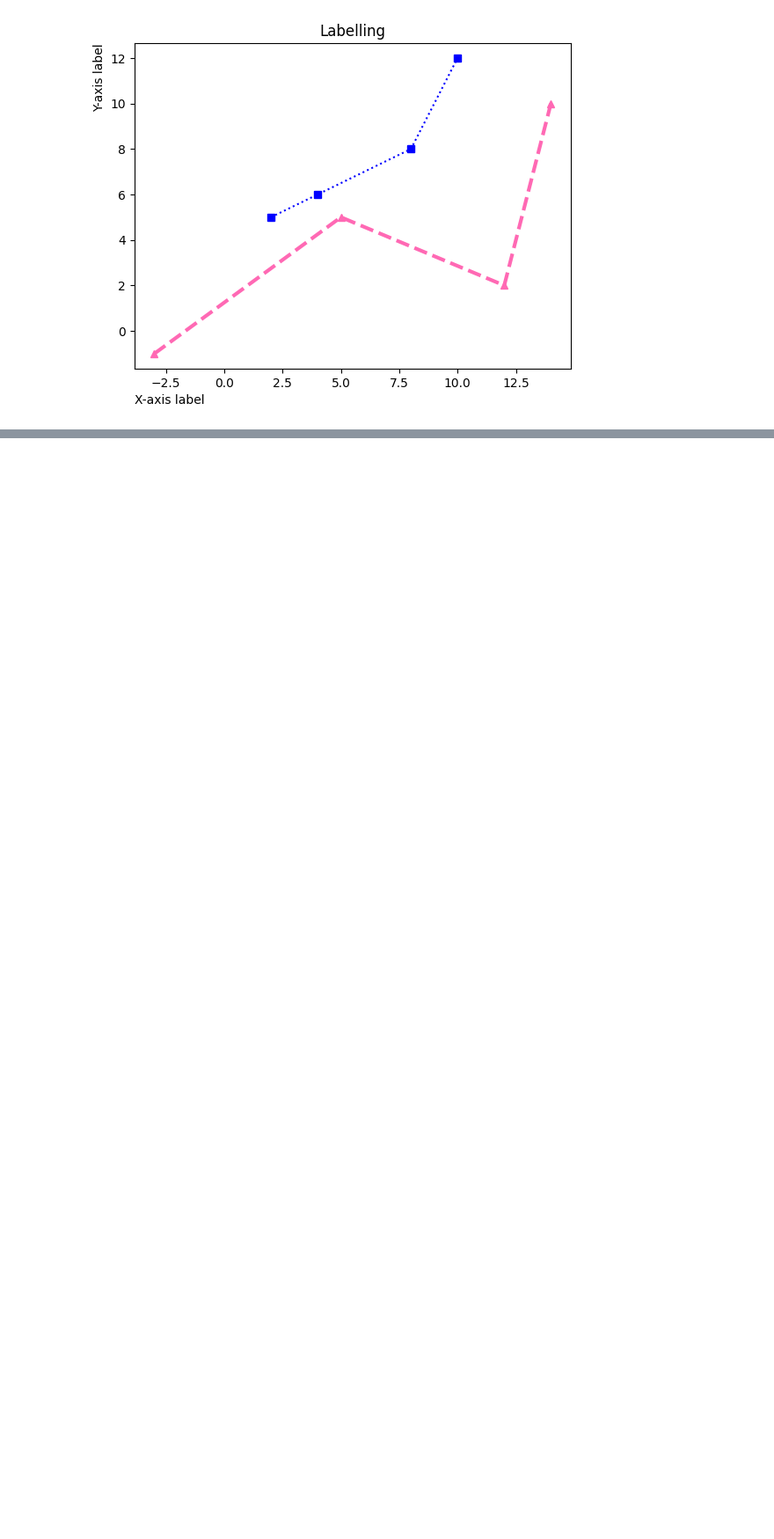
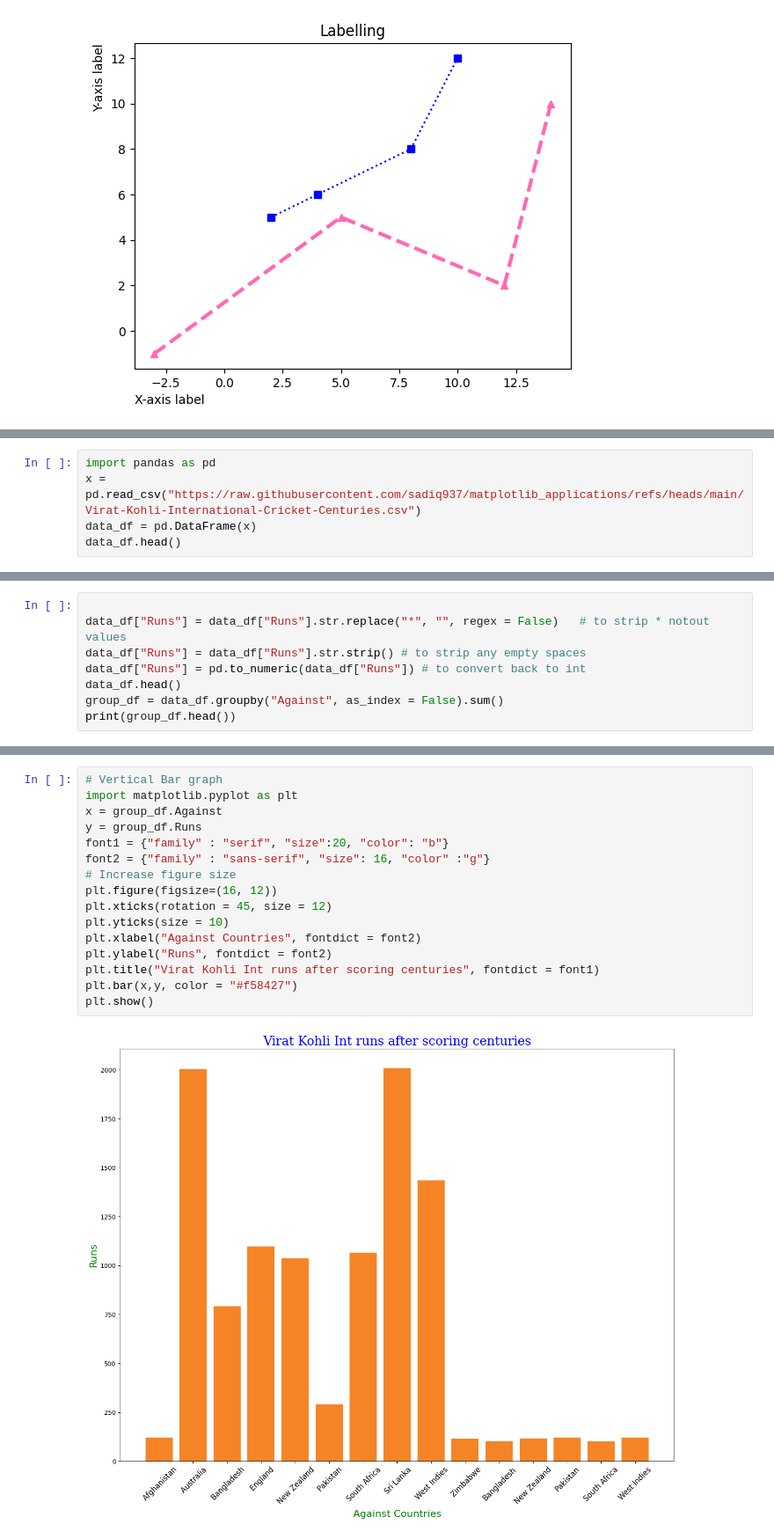
Before and after one commit to sadiq937/matplotlib_applications, a Jupyter notebook: Introduction.ipynb, the cells around one changed output, grey strips where cells are left out. Shown at 88% size. Drawn from its saved outputs; the diff is of its cells as text; blank space fills up the shorter version.

```diff
--- a/Introduction.ipynb
+++ b/Introduction.ipynb
@@ -103,0 +106,5 @@ plt.show()
+# %%
+import pandas as pd
+x = pd.read_csv("https://raw.githubusercontent.com/sadiq937/matplotlib_applications/refs/heads/main/Virat-Kohli-International-Cricket-Centuries.csv")
+data_df = pd.DataFrame(x)
+data_df.head()
@@ -103,0 +118,8 @@ plt.show()
+# %%
+
+data_df["Runs"] = data_df["Runs"].str.replace("*", "", regex = False)   # to strip * notout values
+data_df["Runs"] = data_df["Runs"].str.strip() # to strip any empty spaces
+data_df["Runs"] = pd.to_numeric(data_df["Runs"]) # to convert back to int
+data_df.head()
+group_df = data_df.groupby("Against", as_index = False).sum()
+print(group_df.head())
@@ -103,0 +144,18 @@ plt.show()
+# %%
+# Vertical Bar graph
+import matplotlib.pyplot as plt
+x = group_df.Against
+y = group_df.Runs
+font1 = {"family" : "serif", "size":20, "color": "b"}
+font2 = {"family" : "sans-serif", "size": 16, "color" :"g"}
+# Increase figure size
+plt.figure(figsize=(16, 12))
+plt.xticks(rotation = 45, size = 12)
+plt.yticks(size = 10)
+plt.xlabel("Against Countries", fontdict = font2)
+plt.ylabel("Runs", fontdict = font2)
+plt.title("Virat Kohli Int runs after scoring centuries", fontdict = font1)
+plt.bar(x,y, color = "#f58427")
+plt.show()
+# %% [output]
+[figure, added]
```
Also changed, not shown: parts of 7 cells of this notebook.
